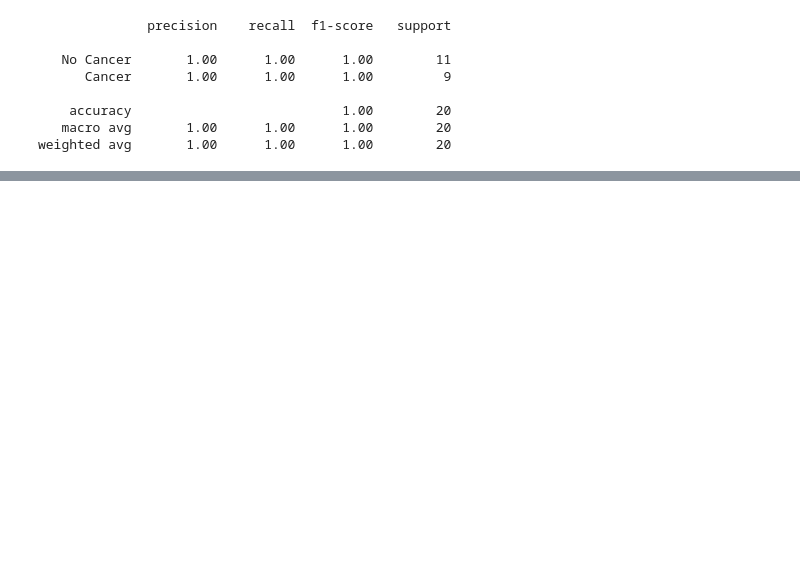
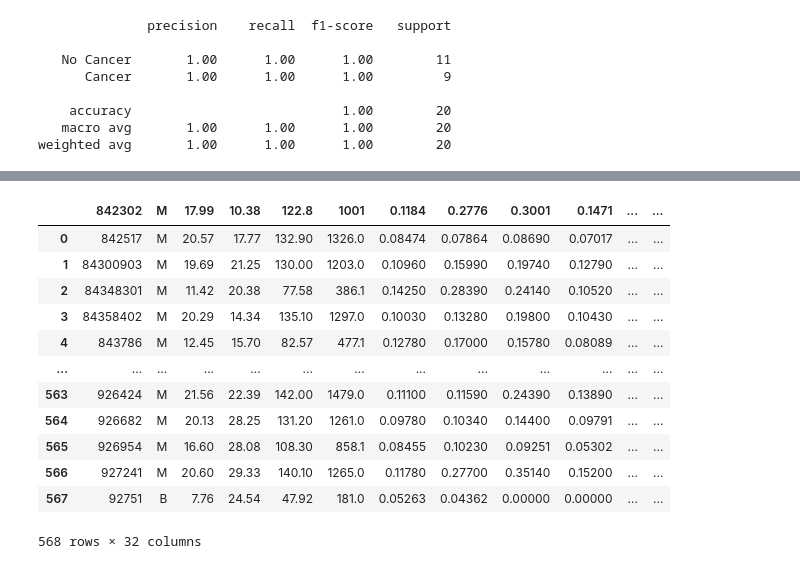
Before and after one commit to rrwabina/RADI608, a Jupyter notebook: Python Lectures/07 Semi-Supervised Learning/scripts/assignment.ipynb, the cells around one changed output, grey strips where cells are left out. Cells and saved outputs as stored; diff of their text form; code cells hidden in the pictures; blank space fills up the shorter version.

```diff
--- a/Python Lectures/07 Semi-Supervised Learning/scripts/assignment.ipynb
+++ b/Python Lectures/07 Semi-Supervised Learning/scripts/assignment.ipynb
@@ -121,0 +167,17 @@ plt.show()
+# %%
+breast_df = pd.read_csv('../data/wdbc.data')
+breast_df
+# %% [output]
+|  | 842302 | M | 17.99 | 10.38 | 122.8 | 1001 | 0.1184 | 0.2776 | 0.3001 | 0.1471 | ... | ... |
+| 0 | 842517 | M | 20.57 | 17.77 | 132.90 | 1326.0 | 0.08474 | 0.07864 | 0.08690 | 0.07017 | ... | ... |
+| 1 | 84300903 | M | 19.69 | 21.25 | 130.00 | 1203.0 | 0.10960 | 0.15990 | 0.19740 | 0.12790 | ... | ... |
+| 2 | 84348301 | M | 11.42 | 20.38 | 77.58 | 386.1 | 0.14250 | 0.28390 | 0.24140 | 0.10520 | ... | ... |
+| 3 | 84358402 | M | 20.29 | 14.34 | 135.10 | 1297.0 | 0.10030 | 0.13280 | 0.19800 | 0.10430 | ... | ... |
+| 4 | 843786 | M | 12.45 | 15.70 | 82.57 | 477.1 | 0.12780 | 0.17000 | 0.15780 | 0.08089 | ... | ... |
+| ... | ... | ... | ... | ... | ... | ... | ... | ... | ... | ... | ... | ... |
+| 563 | 926424 | M | 21.56 | 22.39 | 142.00 | 1479.0 | 0.11100 | 0.11590 | 0.24390 | 0.13890 | ... | ... |
+| 564 | 926682 | M | 20.13 | 28.25 | 131.20 | 1261.0 | 0.09780 | 0.10340 | 0.14400 | 0.09791 | ... | ... |
+| 565 | 926954 | M | 16.60 | 28.08 | 108.30 | 858.1 | 0.08455 | 0.10230 | 0.09251 | 0.05302 | ... | ... |
+| 566 | 927241 | M | 20.60 | 29.33 | 140.10 | 1265.0 | 0.11780 | 0.27700 | 0.35140 | 0.15200 | ... | ... |
+| 567 | 92751 | B | 7.76 | 24.54 | 47.92 | 181.0 | 0.05263 | 0.04362 | 0.00000 | 0.00000 | ... | ... |
+568 rows × 32 columns
```
Also changed, not shown: parts of 9 cells of this notebook, 4 other files.
